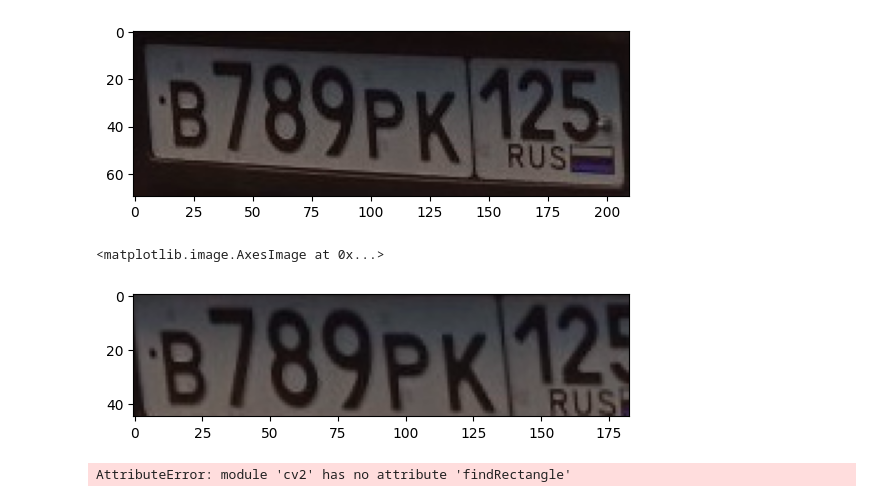
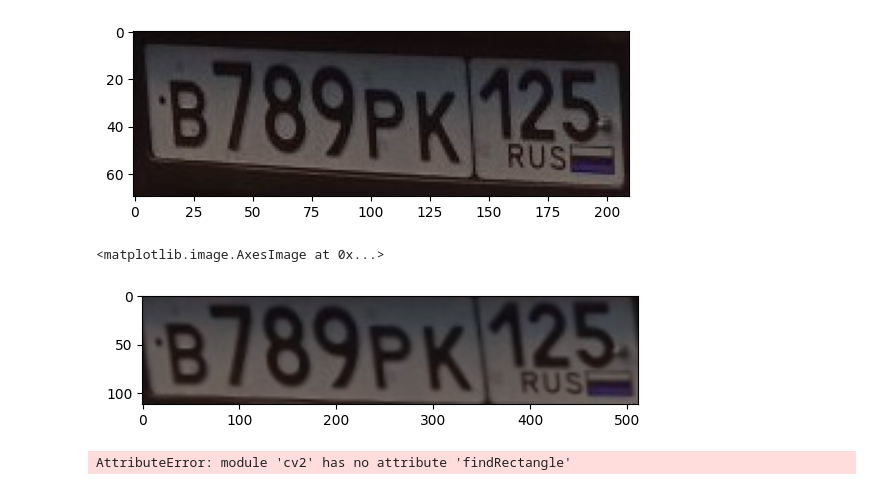
Before and after one commit to NSO-Clio/Normalize-cars-numbers, a Jupyter notebook: notebooks/darft_trancform_image.ipynb, the cells around one changed output. Cells and saved outputs as stored; diff of their text form; code cells hidden in the pictures.

```diff
--- a/notebooks/darft_trancform_image.ipynb
+++ b/notebooks/darft_trancform_image.ipynb
@@ -332,10 +447,10 @@ plt.imshow(cv2.imread(img))
 <matplotlib.image.AxesImage at 0x...>
 [figure]
 # %%
-plt.imshow(model_num.perspective_transform_rgb(cv2.imread(img), res))
+plt.imshow(model_num.perspective_transform_rgb(cv2.imread(img), res)[0])
 # %% [output]
 <matplotlib.image.AxesImage at 0x...>
-[figure, old version]
+[figure, new version]
 # %%
 plt.imshow(model_num.perspective_transform_rgb(cv2.imread('train_data_beeline\images\c424b37dae29fc9f.jpg'),
                                                 model_num.predict(image='train_data_beeline\images\c424b37dae29fc9f.jpg')))
```
Also changed, not shown: parts of 13 cells of this notebook, 1 other file.
